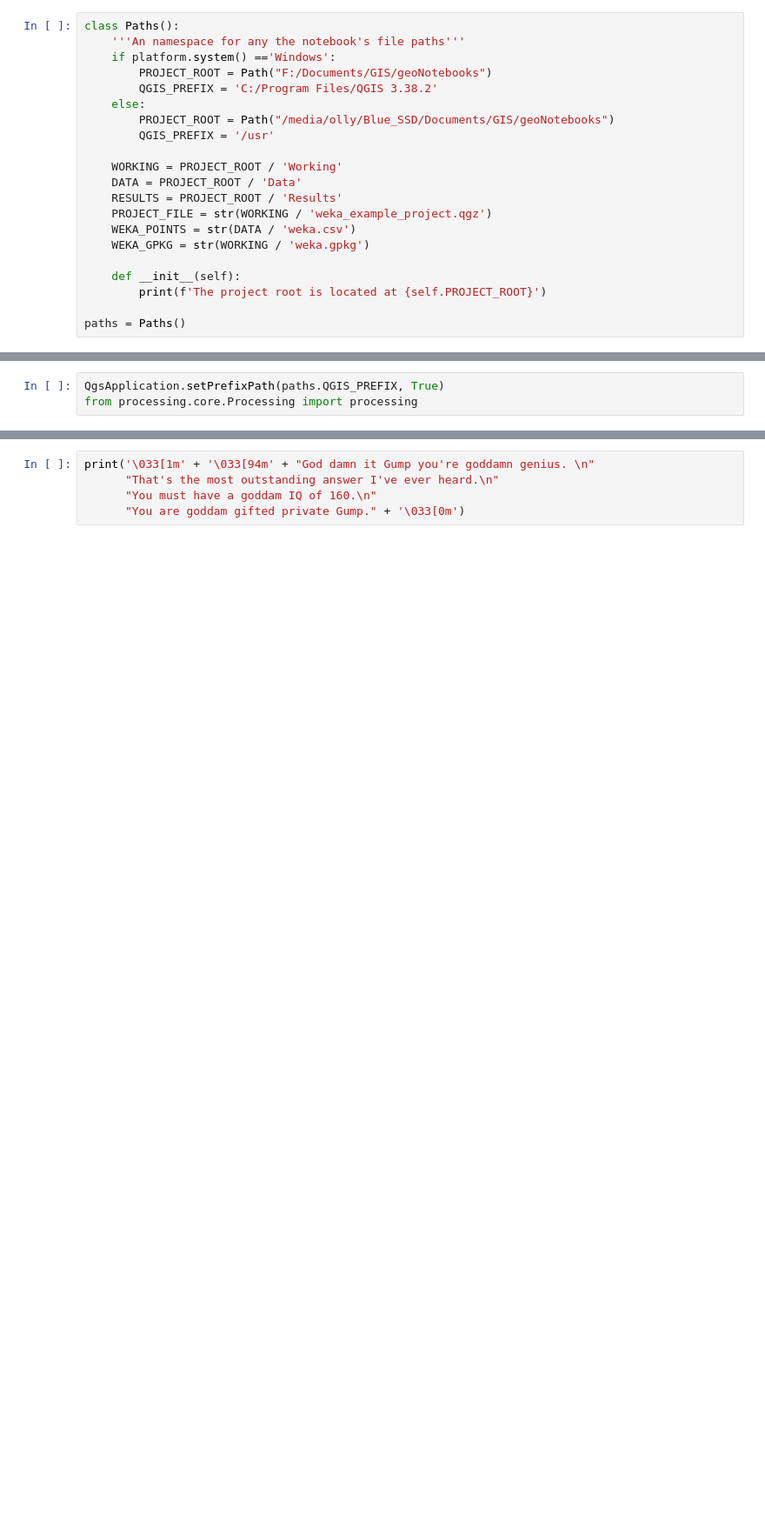
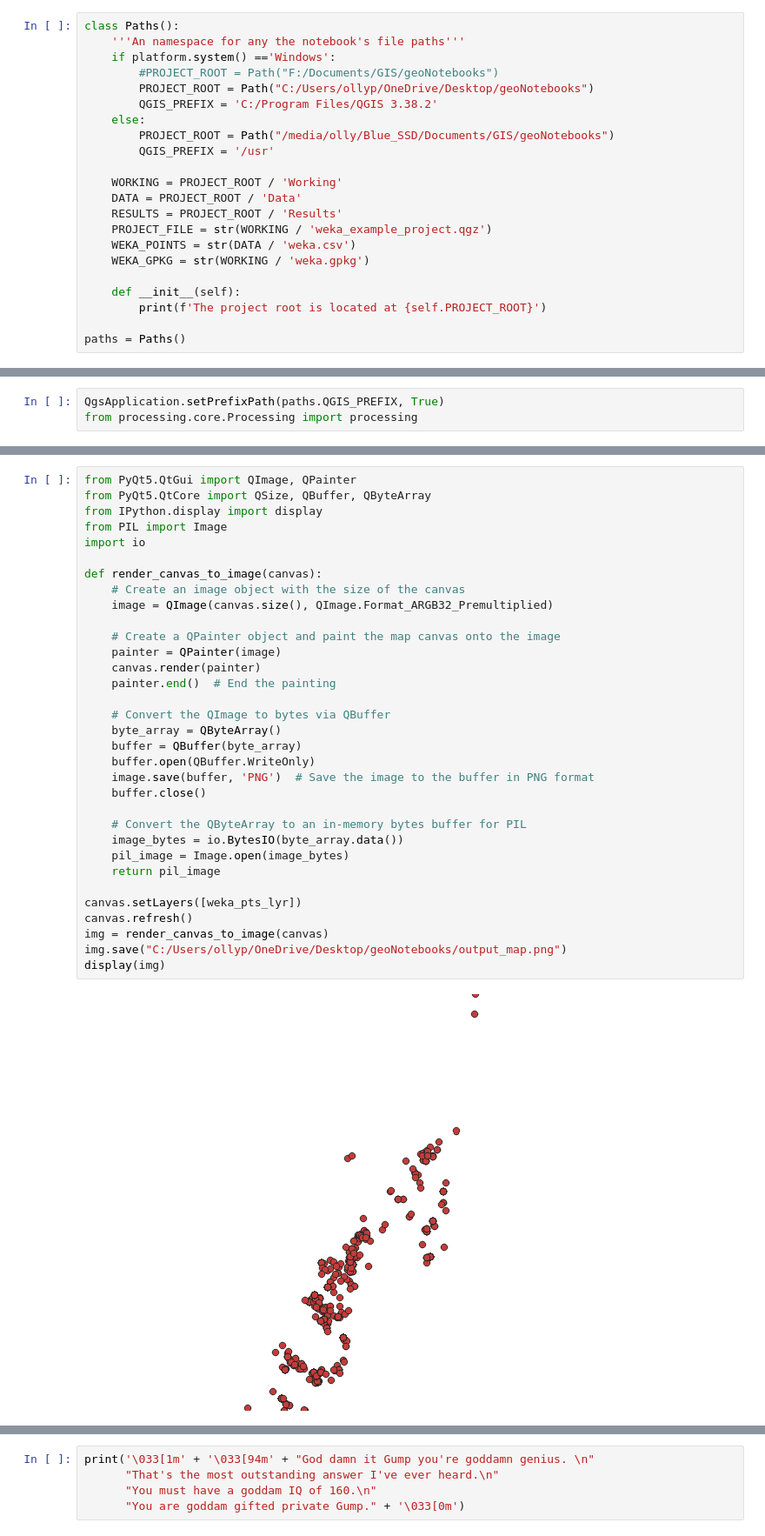
Before and after one commit to Wologman/geoNotebooks, a Jupyter notebook: Notebooks/weka_kde.ipynb, the cells around one changed output, grey strips where cells are left out. Shown at 87% size. Saved outputs shown, nothing was run; the diff lists cells and outputs as text; blank space fills up the shorter version.

```diff
--- a/Notebooks/weka_kde.ipynb
+++ b/Notebooks/weka_kde.ipynb
@@ -33,7 +33,8 @@ from PyQt5.QtWidgets import QApplication
 class Paths():
     '''An namespace for any the notebook's file paths'''
     if platform.system() =='Windows':
-        PROJECT_ROOT = Path("F:/Documents/GIS/geoNotebooks")
+        #PROJECT_ROOT = Path("F:/Documents/GIS/geoNotebooks")
+        PROJECT_ROOT = Path("C:/Users/ollyp/OneDrive/Desktop/geoNotebooks")
         QGIS_PREFIX = 'C:/Program Files/QGIS 3.38.2'
     else:
         PROJECT_ROOT = Path("/media/olly/Blue_SSD/Documents/GIS/geoNotebooks")
@@ -305,0 +318,35 @@ Weka points added to the project
+# %%
+from PyQt5.QtGui import QImage, QPainter
+from PyQt5.QtCore import QSize, QBuffer, QByteArray
+from IPython.display import display
+from PIL import Image
+import io
+
+def render_canvas_to_image(canvas):
+    # Create an image object with the size of the canvas
+    image = QImage(canvas.size(), QImage.Format_ARGB32_Premultiplied)
+
+    # Create a QPainter object and paint the map canvas onto the image
+    painter = QPainter(image)
+    canvas.render(painter)
+    painter.end()  # End the painting
+
+    # Convert the QImage to bytes via QBuffer
+    byte_array = QByteArray()
+    buffer = QBuffer(byte_array)
+    buffer.open(QBuffer.WriteOnly)
+    image.save(buffer, 'PNG')  # Save the image to the buffer in PNG format
+    buffer.close()
+
+    # Convert the QByteArray to an in-memory bytes buffer for PIL
+    image_bytes = io.BytesIO(byte_array.data())
+    pil_image = Image.open(image_bytes)
+    return pil_image
+
+canvas.setLayers([weka_pts_lyr])
+canvas.refresh()
+img = render_canvas_to_image(canvas)
+img.save("C:/Users/ollyp/OneDrive/Desktop/geoNotebooks/output_map.png")
+display(img)
+# %% [output]
+[figure, added]
```
Also changed, not shown: parts of 8 cells of this notebook.
